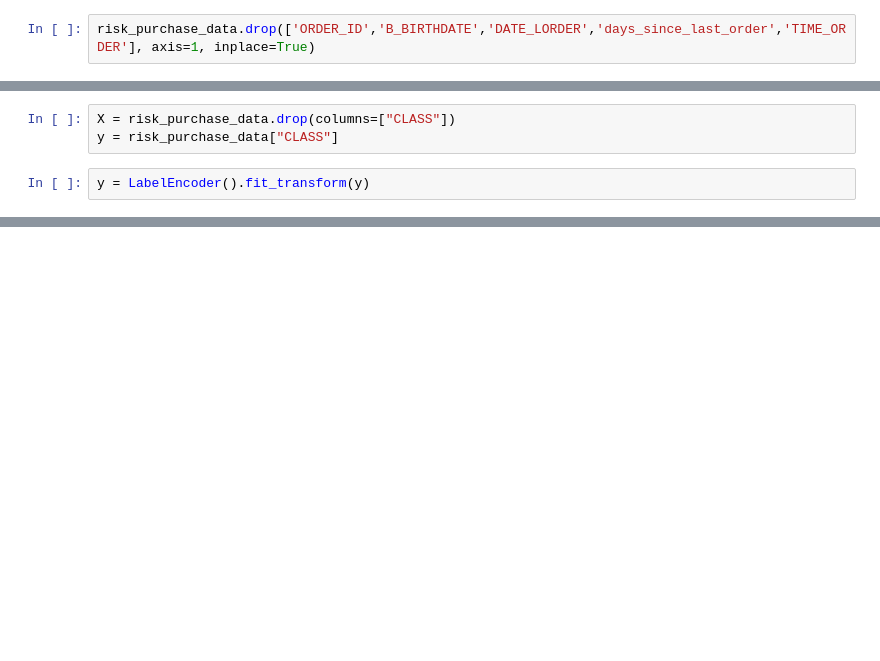
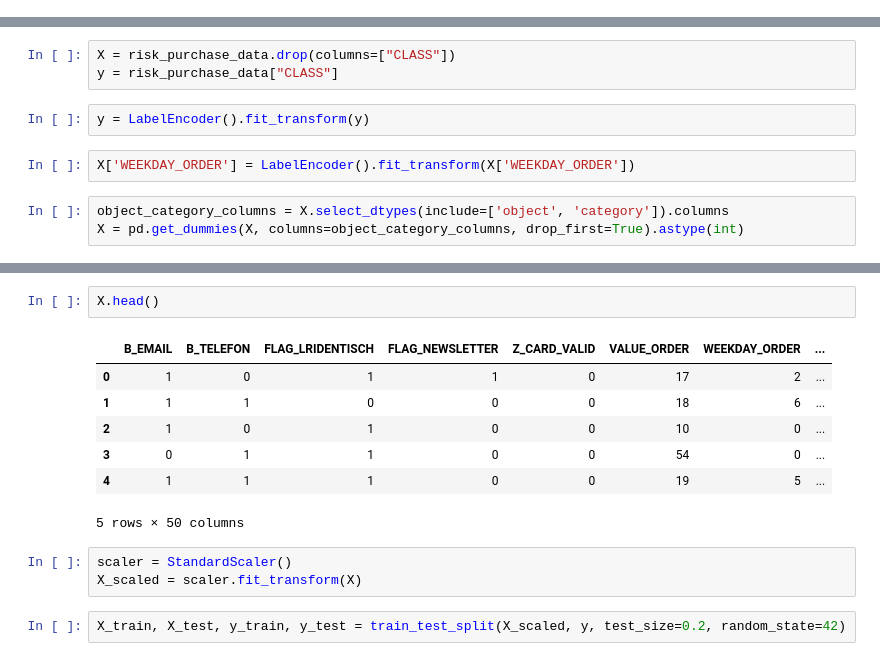
Before and after one commit to aacict/AI-Machine-Learning, a Jupyter notebook: purchase_risk_classification/code.ipynb, the cells around one changed output, grey strips where cells are left out. Cells and saved outputs as stored; diff of their text form; blank space fills up the shorter version.

Commit message:
Scaling and splitting the dataset

```diff
--- a/purchase_risk_classification/code.ipynb
+++ b/purchase_risk_classification/code.ipynb
@@ -186,5 +198,3 @@ risk_purchase_data.isnull().sum()
 | Recency_Category | 0 |
 | Time_Order_Category | 0 |
 dtype: int64
-# %%
-risk_purchase_data.drop(['ORDER_ID','B_BIRTHDATE','DATE_LORDER','days_since_last_order','TIME_ORDER'], axis=1, inplace=True)
@@ -198,6 +203,11 @@ X = risk_purchase_data.drop(columns=["CLASS"])
 y = risk_purchase_data["CLASS"]
 # %%
 y = LabelEncoder().fit_transform(y)
+# %%
+X['WEEKDAY_ORDER'] = LabelEncoder().fit_transform(X['WEEKDAY_ORDER'])
+# %%
+object_category_columns = X.select_dtypes(include=['object', 'category']).columns
+X = pd.get_dummies(X, columns=object_category_columns, drop_first=True).astype(int)
 # %%
 X.info()
 # %% [output]
@@ -220,0 +231,15 @@ memory usage: 9.2+ MB
+# %%
+X.head()
+# %% [output]
+|  | B_EMAIL | B_TELEFON | FLAG_LRIDENTISCH | FLAG_NEWSLETTER | Z_CARD_VALID | VALUE_ORDER | WEEKDAY_ORDER | ... |
+| 0 | 1 | 0 | 1 | 1 | 0 | 17 | 2 | ... |
+| 1 | 1 | 1 | 0 | 0 | 0 | 18 | 6 | ... |
+| 2 | 1 | 0 | 1 | 0 | 0 | 10 | 0 | ... |
+| 3 | 0 | 1 | 1 | 0 | 0 | 54 | 0 | ... |
+| 4 | 1 | 1 | 1 | 0 | 0 | 19 | 5 | ... |
+5 rows × 50 columns
+# %%
+scaler = StandardScaler()
+X_scaled = scaler.fit_transform(X)
+# %%
+X_train, X_test, y_train, y_test = train_test_split(X_scaled, y, test_size=0.2, random_state=42)
```
Also changed, not shown: parts of 8 cells of this notebook.
